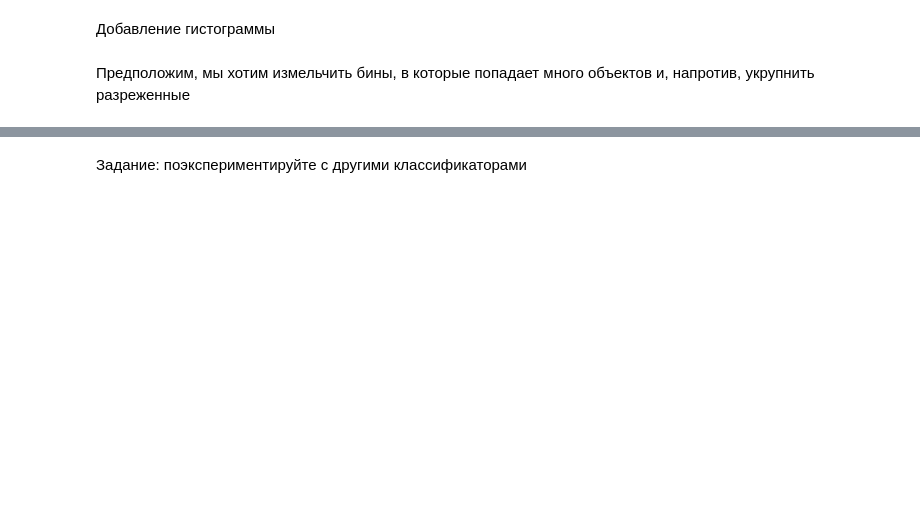
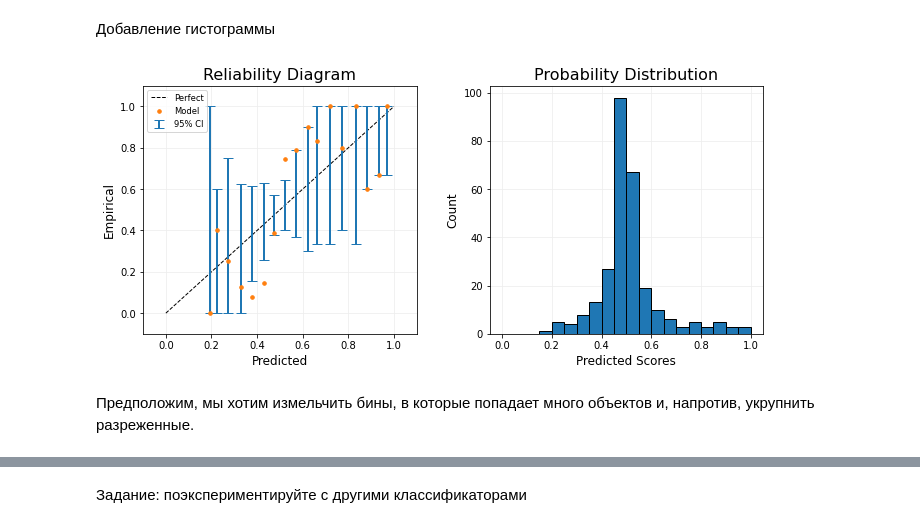
Before and after one commit to hse-ds/iad-intro-ds, a Jupyter notebook: 2023/seminars/sem10_calibration/sem10_calibration.ipynb, the cells around one changed output, grey strips where cells are left out. Cells and saved outputs as stored; diff of their text form; code cells hidden in the pictures; blank space fills up the shorter version.

```diff
--- a/2023/seminars/sem10_calibration/sem10_calibration.ipynb
+++ b/2023/seminars/sem10_calibration/sem10_calibration.ipynb
@@ -360,8 +360,10 @@ mli.plot_reliability_diagram?
 # %% [markdown]
 Добавление гистограммы
 # %%
-# plt.figure(figsize=(10,5))
-# mli.plot_reliability_diagram(y_test, y_pred_proba, show_histogram=True);
+plt.figure(figsize=(10, 5))
+mli.plot_reliability_diagram(y_test, y_pred_proba, show_histogram=True);
+# %% [output]
+[figure, added]
 # %% [markdown]
-Предположим, мы хотим измельчить бины, в которые попадает много объектов и, напротив, укрупнить разреженные
+Предположим, мы хотим измельчить бины, в которые попадает много объектов и, напротив, укрупнить разреженные.
 # %%
```
Also changed, not shown: parts of 60 cells of this notebook.
